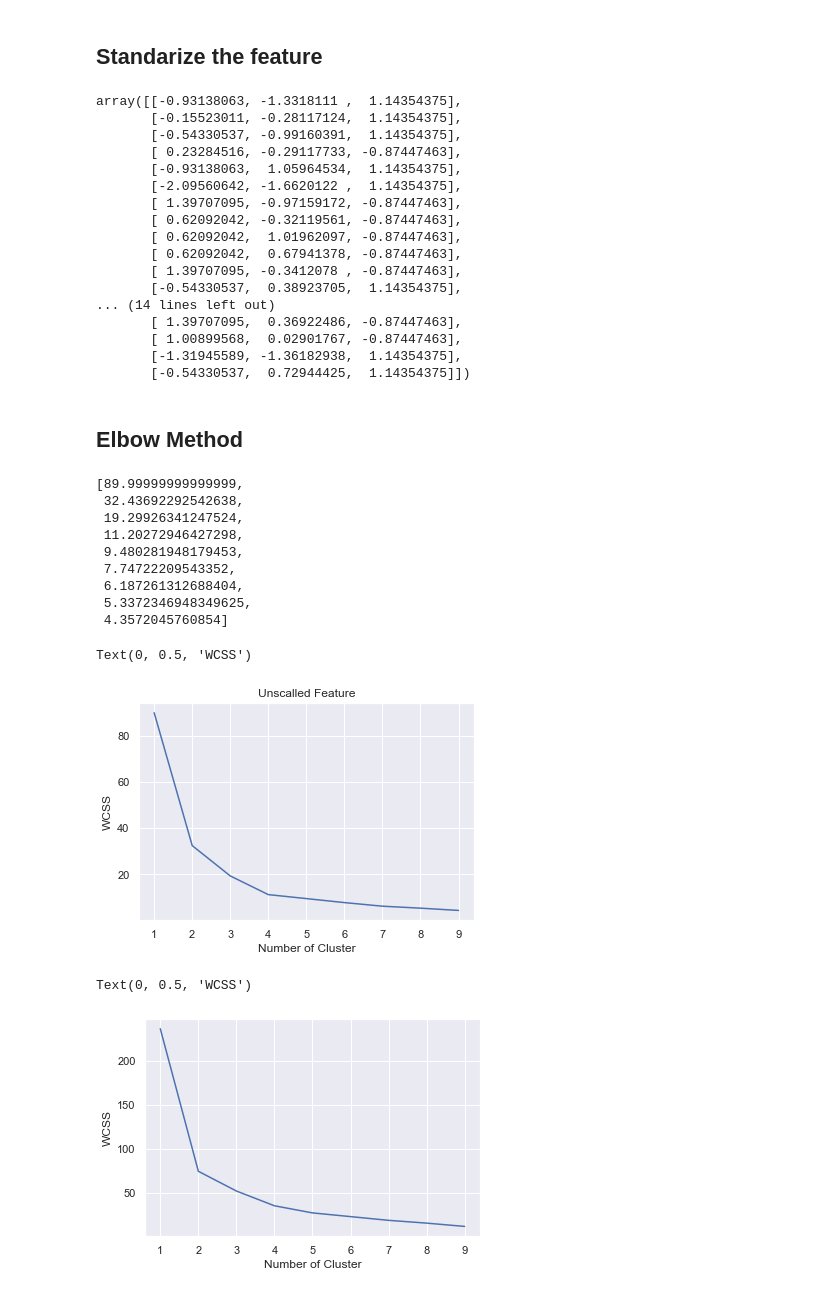
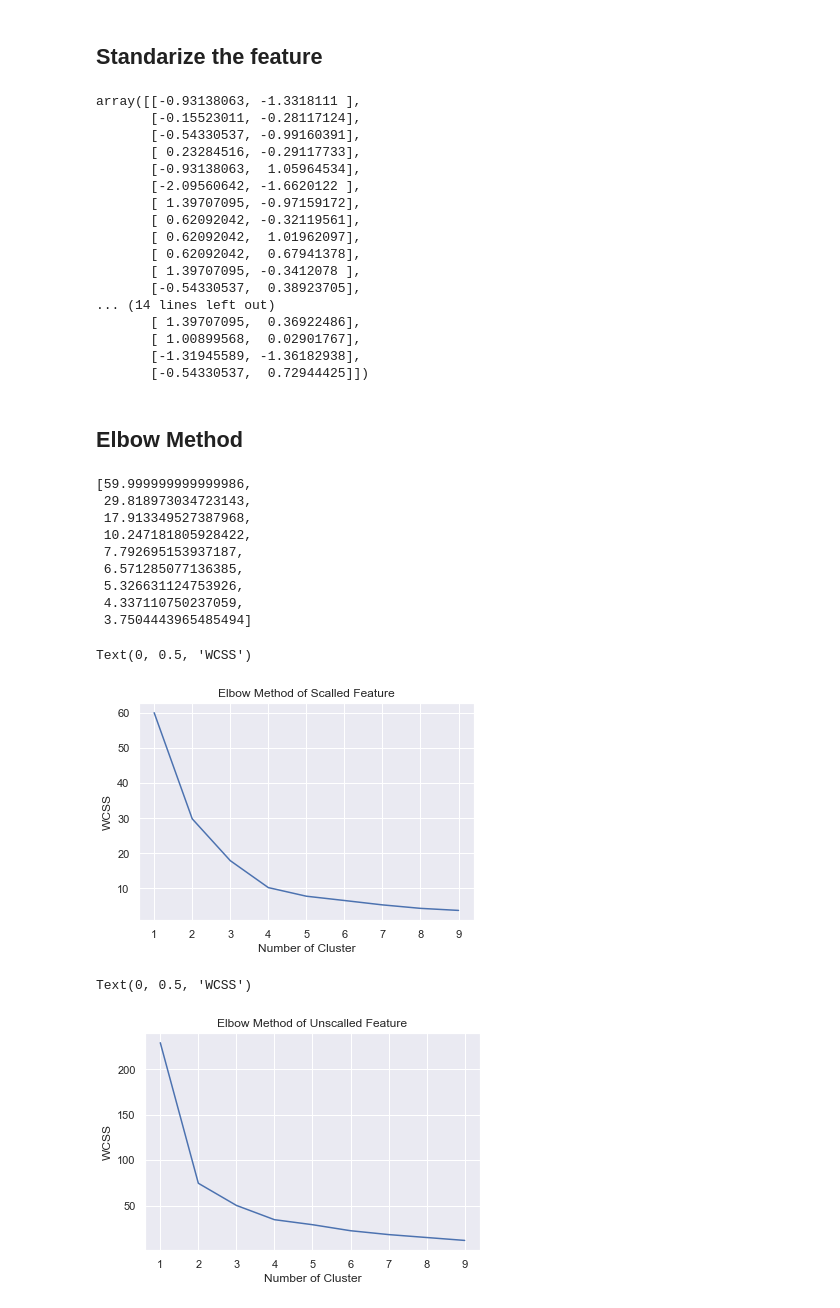
Before and after one commit to hasbiabdulmajid/KMeans_Clustering, a Jupyter notebook: Untitled.ipynb, the cells around one changed output. Cells and saved outputs as stored; diff of their text form; code cells hidden in the pictures.

Commit message:
Final Clustering
clustering based on scaled features and select the K value based on the elbow method

```diff
--- a/Untitled.ipynb
+++ b/Untitled.ipynb
@@ -44,7 +44,7 @@ plt.show()
 # %% [markdown]
 ## Select Feature
 # %%
-x = data
+x = data.copy()
 # %% [markdown]
 ## Clustering
 # %%
@@ -69,23 +69,23 @@ from sklearn import preprocessing
 x_scaled = preprocessing.scale(x)
 x_scaled
 # %% [output]
-array([[-0.93138063, -1.3318111 ,  1.14354375],
-       [-0.15523011, -0.28117124,  1.14354375],
-       [-0.54330537, -0.99160391,  1.14354375],
-       [ 0.23284516, -0.29117733, -0.87447463],
-       [-0.93138063,  1.05964534,  1.14354375],
-       [-2.09560642, -1.6620122 ,  1.14354375],
-       [ 1.39707095, -0.97159172, -0.87447463],
-       [ 0.62092042, -0.32119561, -0.87447463],
-       [ 0.62092042,  1.01962097, -0.87447463],
-       [ 0.62092042,  0.67941378, -0.87447463],
-       [ 1.39707095, -0.3412078 , -0.87447463],
-       [-0.54330537,  0.38923705,  1.14354375],
+array([[-0.93138063, -1.3318111 ],
+       [-0.15523011, -0.28117124],
+       [-0.54330537, -0.99160391],
+       [ 0.23284516, -0.29117733],
+       [-0.93138063,  1.05964534],
+       [-2.09560642, -1.6620122 ],
+       [ 1.39707095, -0.97159172],
+       [ 0.62092042, -0.32119561],
+       [ 0.62092042,  1.01962097],
+       [ 0.62092042,  0.67941378],
+       [ 1.39707095, -0.3412078 ],
+       [-0.54330537,  0.38923705],
 ... (14 lines left out)
-       [ 1.39707095,  0.36922486, -0.87447463],
-       [ 1.00899568,  0.02901767, -0.87447463],
-       [-1.31945589, -1.36182938,  1.14354375],
-       [-0.54330537,  0.72944425,  1.14354375]])
+       [ 1.39707095,  0.36922486],
+       [ 1.00899568,  0.02901767],
+       [-1.31945589, -1.36182938],
+       [-0.54330537,  0.72944425]])
 # %% [markdown]
 ## Elbow Method
 # %%
@@ -103,27 +103,28 @@ for i in range(1,10) :
     wcss2.append(kmeans2.inertia_)
 wcss
 # %% [output]
-[89.99999999999999,
- 32.43692292542638,
- 19.29926341247524,
- 11.20272946427298,
- 9.480281948179453,
- 7.74722209543352,
- 6.187261312688404,
- 5.3372346948349625,
- 4.3572045760854]
+[59.999999999999986,
+ 29.818973034723143,
+ 17.913349527387968,
+ 10.247181805928422,
+ 7.792695153937187,
+ 6.571285077136385,
+ 5.326631124753926,
+ 4.337110750237059,
+ 3.7504443965485494]
 # %%
 plt.plot(range(1,10),wcss)
-plt.title('Elbow Method ocalled Feature')
+plt.title('Elbow Method of Scalled Feature')
 plt.xlabel('Number of Cluster')
 plt.ylabel('WCSS')
 # %% [output]
 Text(0, 0.5, 'WCSS')
-[figure, old version]
+[figure, new version]
 # %%
 plt.plot(range(1,10),wcss2)
+plt.title('Elbow Method of Unscalled Feature')
 plt.xlabel('Number of Cluster')
 plt.ylabel('WCSS')
 # %% [output]
 Text(0, 0.5, 'WCSS')
-[figure, old version]
+[figure, new version]
```
Also changed, not shown: parts of 10 cells of this notebook.
